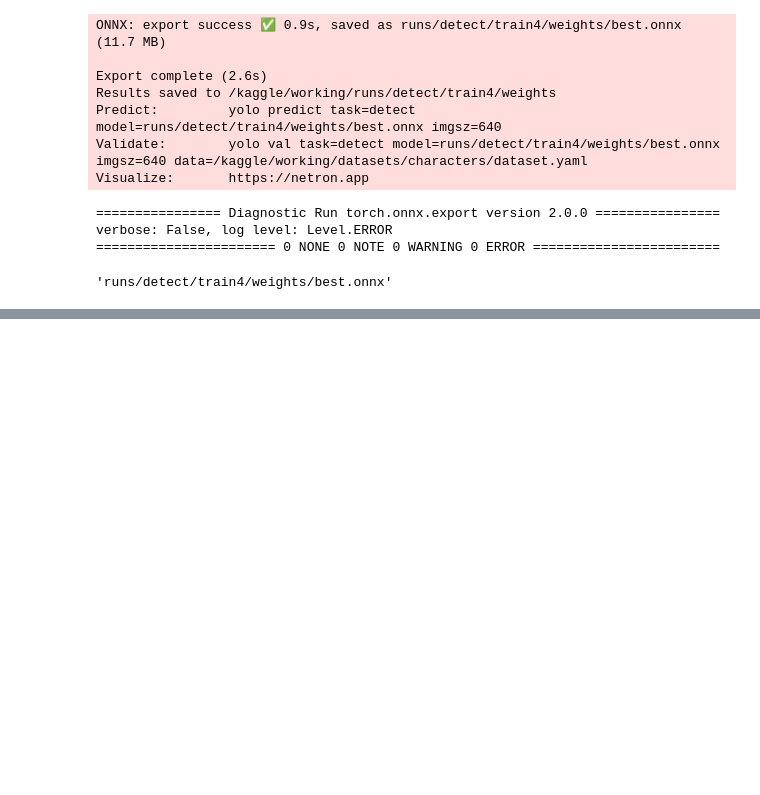
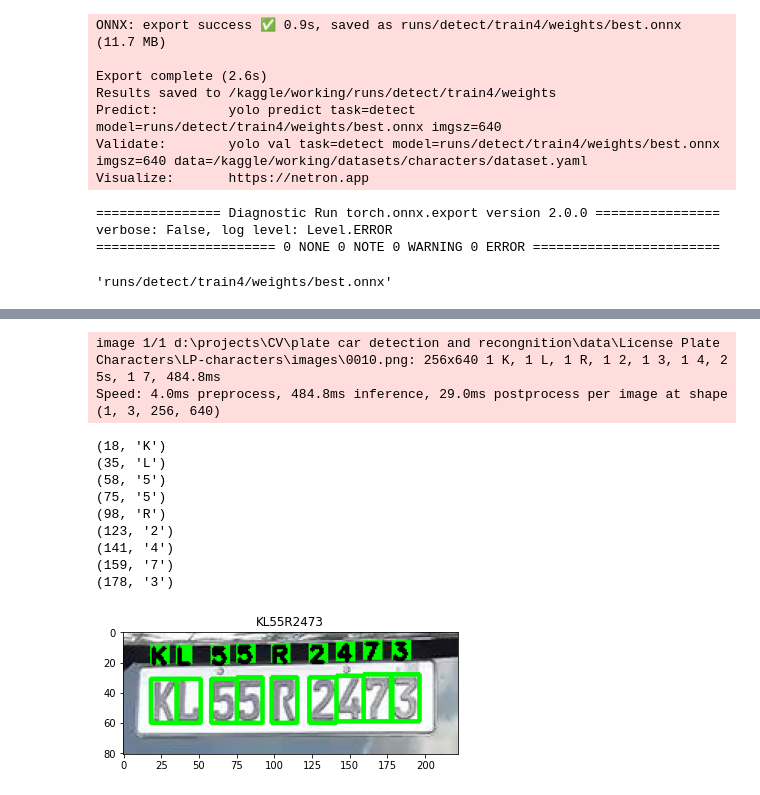
Before and after one commit to Mahmoud-ghareeb/Real-Time-Car-Plate-Detection-and-recognition, a Jupyter notebook: character-plate-detector.ipynb, the cells around one changed output, grey strips where cells are left out. Saved outputs shown, nothing was run; the diff lists cells and outputs as text; code cells hidden in the pictures; blank space fills up the shorter version.

Commit message:
update inference code

```diff
--- a/character-plate-detector.ipynb
+++ b/character-plate-detector.ipynb
@@ -369,4 +360,4 @@ from ultralytics import YOLO
 
 # Load a model
 model = YOLO('yolov8n.pt')
-model = YOLO('/kaggle/working/runs/detect/train4/weights/best.pt')
+model = YOLO('characters model/best.pt')
@@ -384,31 +377,44 @@ def show_prediction(path, boxes, clss):
         text_size, _ = cv.getTextSize(class_name, cv.FONT_HERSHEY_SIMPLEX, 0.5, 2)
         text_x = max(x1, 0)
         text_y = max(y1 - 10, 0)
         cv.rectangle(img, (text_x, text_y), (text_x + text_size[0], text_y - text_size[1]), (0, 250, 0), cv.FILLED)
         cv.putText(img, class_name, (text_x, text_y), cv.FONT_HERSHEY_SIMPLEX, 0.5, (0, 0, 0), 2)
     sorted_data = sorted(txt, key=lambda x: x[0])
     data = ""
     for i in sorted_data:
         print(i)
         data += i[1]
 
     plt.title(data)
     plt.imshow(rect)
 
 
 def crop_image(path, box):
     img = cv.imread(path)
     img = cv.cvtColor(img, cv.COLOR_BGR2RGB)
     dims = img[int(box[1]):int(box[3]), int(box[0]):int(box[2])]
     cropped_image = img[int(box[1]):int(box[3]), int(box[0]):int(box[2])]
 
     plt.imshow(cropped_image)
 
     return cropped_image
 
-source = '/kaggle/input/license-plate-characters-detection-ocr/LP-characters/images/0070.png'
+source = 'data/License Plate Characters/LP-characters/images/0010.png'
 results = model.predict(source)
 boxes = results[0].boxes
 clss =list(map(int, boxes.cls.cpu().numpy()))
 boxes = boxes.xyxy.cpu().numpy()
 show_prediction(source, boxes, clss)
+# %% [output]
+image 1/1 d:\projects\CV\plate car detection and recongnition\data\License Plate Characters\LP-characters\images\0010.png: 256x640 1 K, 1 L, 1 R, 1 2, 1 3, 1 4, 2 5s, 1 7, 484.8ms
+Speed: 4.0ms preprocess, 484.8ms inference, 29.0ms postprocess per image at shape (1, 3, 256, 640)
+(18, 'K')
+(35, 'L')
+(58, '5')
+(75, '5')
+(98, 'R')
+(123, '2')
+(141, '4')
+(159, '7')
+(178, '3')
+[figure, added]
```
Also changed, not shown: parts of 2 cells of this notebook, 3 other files.
